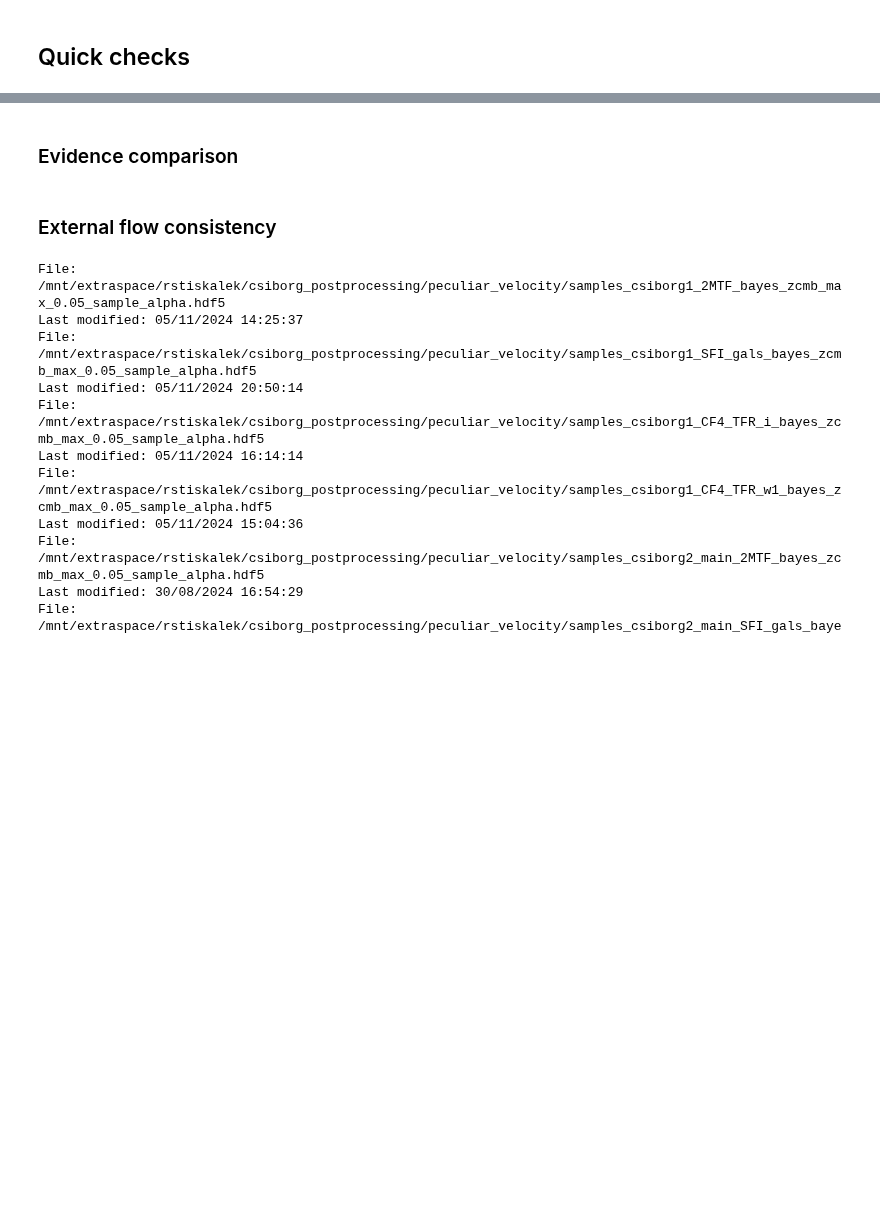
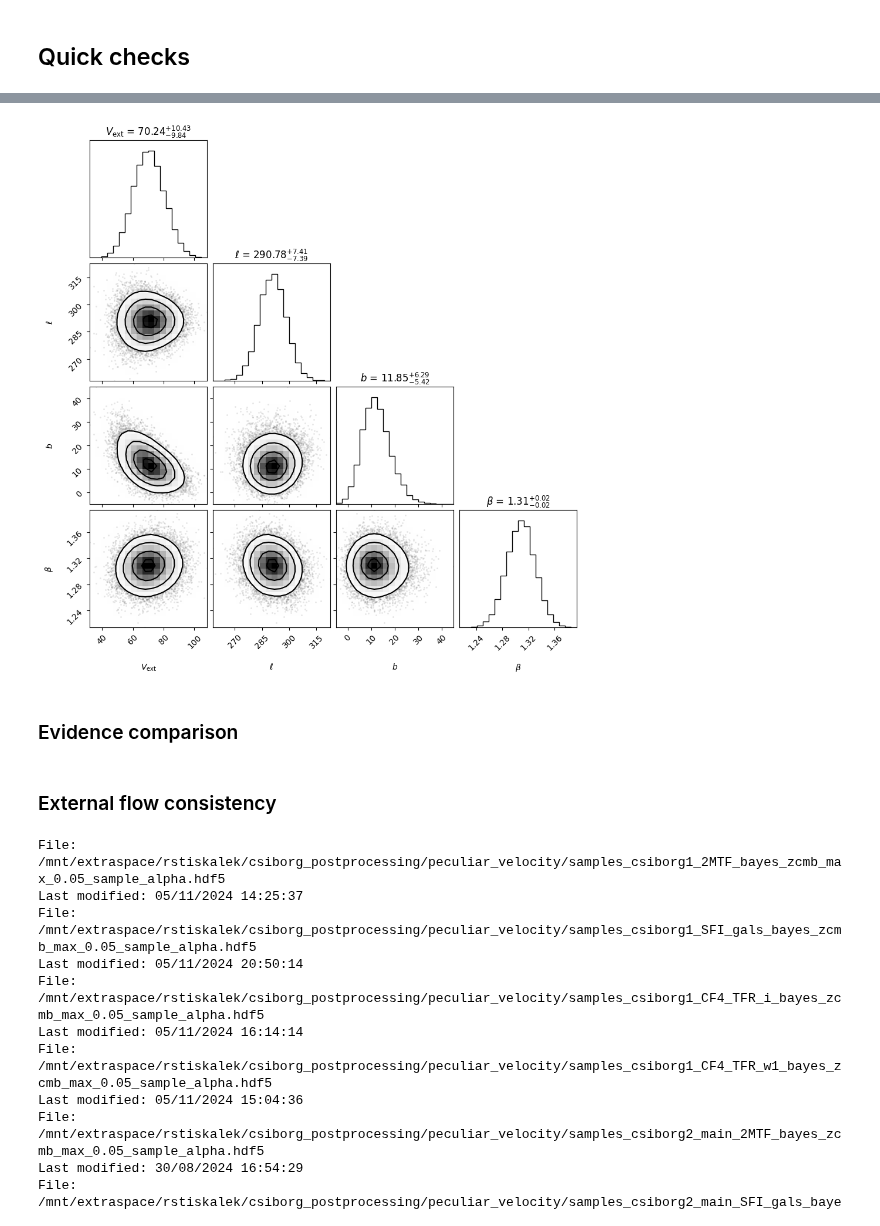
Before and after one commit to Richard-Sti/csiborgtools, a Jupyter notebook: notebooks/flow/reconstruction_borg_comparison.ipynb, the cells around one changed output, grey strips where cells are left out. Cells and saved outputs as stored; diff of their text form; code cells hidden in the pictures; blank space fills up the shorter version.

```diff
--- a/notebooks/flow/reconstruction_borg_comparison.ipynb
+++ b/notebooks/flow/reconstruction_borg_comparison.ipynb
@@ -39,11 +36,6 @@ The autoreload extension is already loaded. To reload it, use:
 # %% [markdown]
 ## Quick checks
 # %%
-for simname in ["Carrick2015", "Lilow2024", "csiborg1", "csiborg2_main", "CLONES", "CF4"]:
-    fname = paths.flow_validation(
-        fdir, simname, catalogue = ["LOSS", "Foundation", "CF4_TFR_i", "CF4_TFR_notSDSS_w1"], inference_method="mike",
-        sample_alpha=True, sample_beta=None,
-        zcmb_max=0.05, verbose_print=False)
-
-
-    print(simname, get_gof("neg_lnZ_harmonic", fname))
+fname = paths.flow_validation(
+    fdir, "manticore_2MPP_MULTIBIN_N256_DES_V2", catalogue="CF4_TFR_i", inference_method="bayes",
+    sample_alpha=True, sample_beta=True, zcmb_max=0.05, verbose_print=True)
@@ -50,14 +45,14 @@ for simname in ["Carrick2015", "Lilow2024", "csiborg1", "csiborg2_main", "CLONES
 # %%
-fname = "/mnt/extraspace/rstiskalek/csiborg_postprocessing/peculiar_velocity/samples_no_field_CF4_TFR_w1_mike_zcmb_max_0.05_sample_mag_dipole.hdf5"
+samples = get_some_samples(fname, ["Vext", "beta"])
 
-samples = get_samples(fname, ["Vext", "a_dipole", "aTF", "bTFR", "cTFR", "e_mu", "sigma_v"])
-
-samples, keys, labels = samples_for_corner(samples)
+samples, labels, keys= samples_for_corner(samples)
 
 fig = corner(samples, labels=labels, show_titles=True,
              title_kwargs={"fontsize": 12}, smooth=1)
 fig.savefig("../../plots/test.png", dpi=250)
 fig.show()
+# %% [output]
+[figure, added]
 # %% [markdown]
 ### Evidence comparison
 # %%
```
Also changed, not shown: parts of 2 cells of this notebook.
